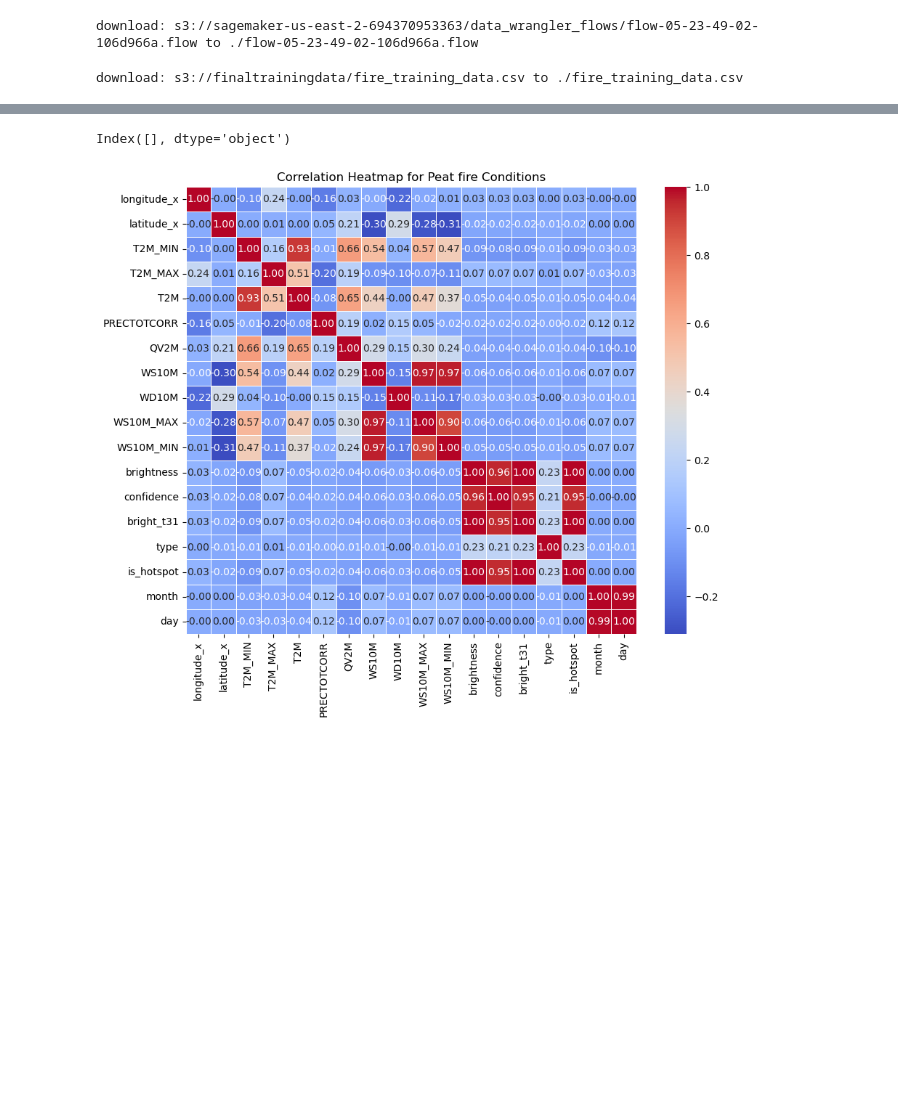
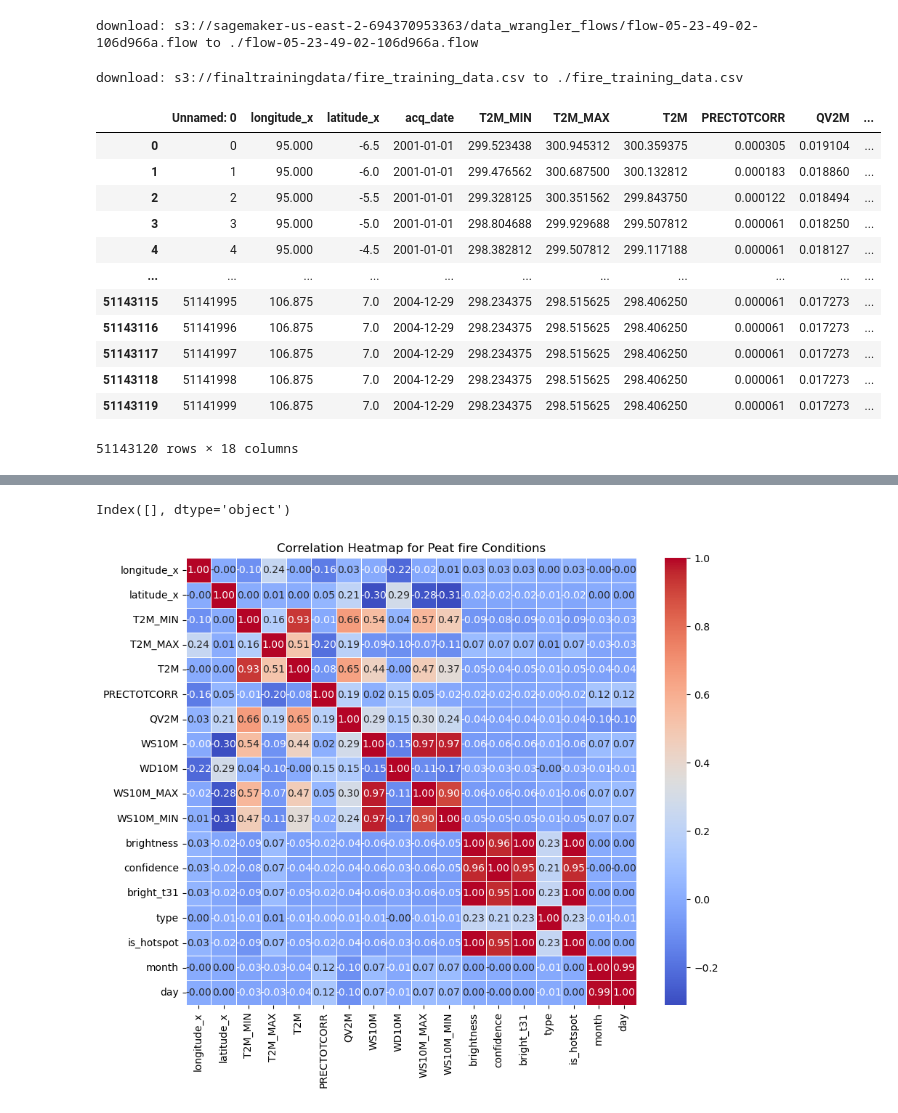
Before and after one commit to UN-datathon-2023/UN-Datathon2023, a Jupyter notebook: Fire_detection_Model.ipynb, the cells around one changed output, grey strips where cells are left out. Cells and saved outputs as stored; diff of their text form; code cells hidden in the pictures; blank space fills up the shorter version.

```diff
--- a/Fire_detection_Model.ipynb
+++ b/Fire_detection_Model.ipynb
@@ -38,6 +38,22 @@ download: s3://finaltrainingdata/fire_training_data.csv to ./fire_training_data.
 # %%
 import pandas as pd
 df = pd.read_csv("fire_training_data.csv")
+# %%
+df
+# %% [output]
+|  | Unnamed: 0 | longitude_x | latitude_x | acq_date | T2M_MIN | T2M_MAX | T2M | PRECTOTCORR | QV2M | ... |
+| 0 | 0 | 95.000 | -6.5 | 2001-01-01 | 299.523438 | 300.945312 | 300.359375 | 0.000305 | 0.019104 | ... |
+| 1 | 1 | 95.000 | -6.0 | 2001-01-01 | 299.476562 | 300.687500 | 300.132812 | 0.000183 | 0.018860 | ... |
+| 2 | 2 | 95.000 | -5.5 | 2001-01-01 | 299.328125 | 300.351562 | 299.843750 | 0.000122 | 0.018494 | ... |
+| 3 | 3 | 95.000 | -5.0 | 2001-01-01 | 298.804688 | 299.929688 | 299.507812 | 0.000061 | 0.018250 | ... |
+| 4 | 4 | 95.000 | -4.5 | 2001-01-01 | 298.382812 | 299.507812 | 299.117188 | 0.000061 | 0.018127 | ... |
+| ... | ... | ... | ... | ... | ... | ... | ... | ... | ... | ... |
+| 51143115 | 51141995 | 106.875 | 7.0 | 2004-12-29 | 298.234375 | 298.515625 | 298.406250 | 0.000061 | 0.017273 | ... |
+| 51143116 | 51141996 | 106.875 | 7.0 | 2004-12-29 | 298.234375 | 298.515625 | 298.406250 | 0.000061 | 0.017273 | ... |
+| 51143117 | 51141997 | 106.875 | 7.0 | 2004-12-29 | 298.234375 | 298.515625 | 298.406250 | 0.000061 | 0.017273 | ... |
+| 51143118 | 51141998 | 106.875 | 7.0 | 2004-12-29 | 298.234375 | 298.515625 | 298.406250 | 0.000061 | 0.017273 | ... |
+| 51143119 | 51141999 | 106.875 | 7.0 | 2004-12-29 | 298.234375 | 298.515625 | 298.406250 | 0.000061 | 0.017273 | ... |
+51143120 rows × 18 columns
 # %%
 df.drop(df.columns[0], axis=1, inplace=True)
 # %%
```
Also changed, not shown: parts of 6 cells of this notebook.
